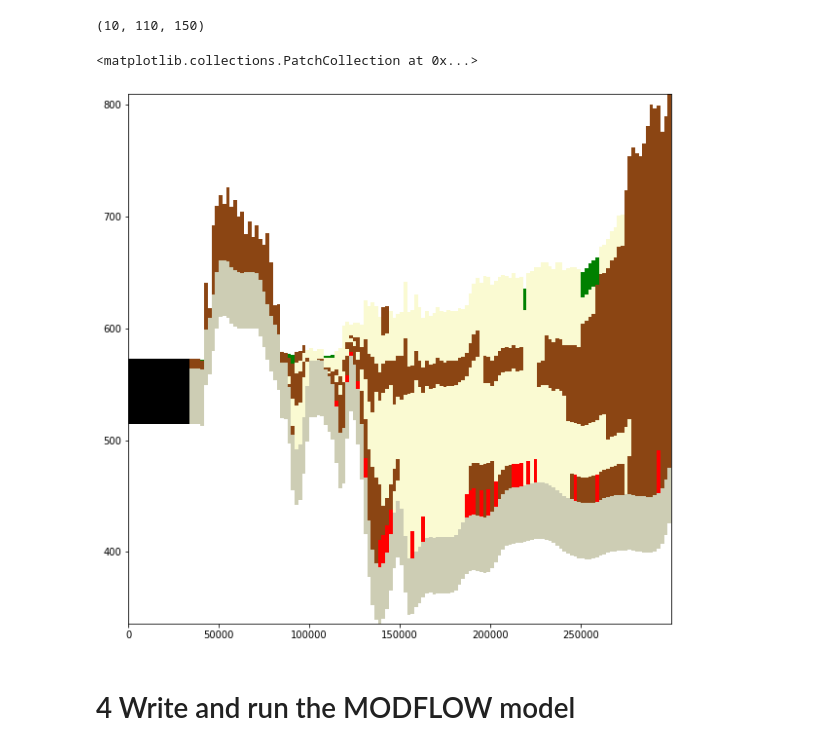
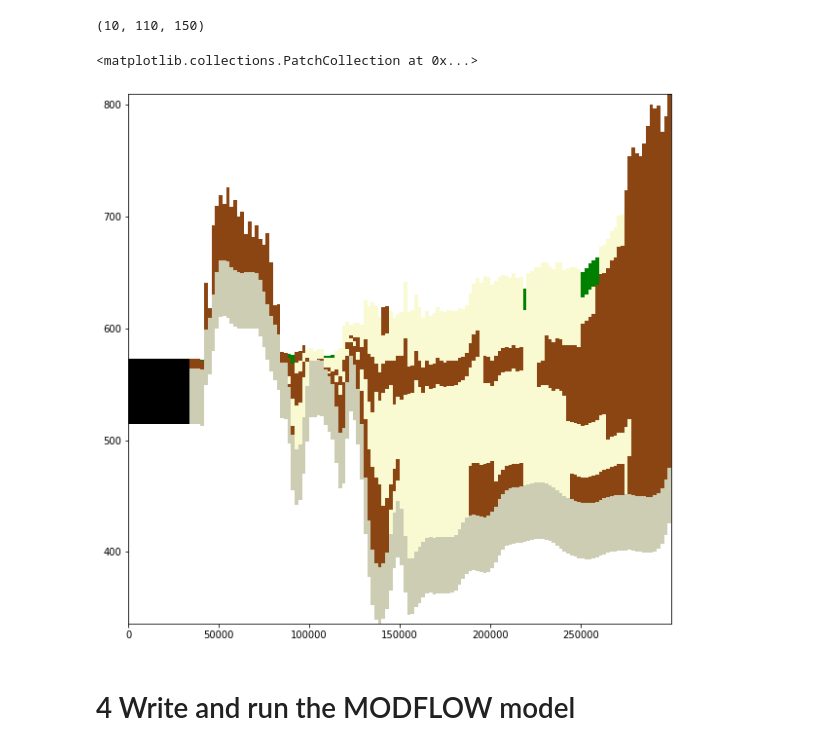
Before and after one commit to iordach1/GEOL572-GRL, a Jupyter notebook: GRL_Model_working.ipynb, the cells around one changed output. Drawn from its saved outputs; the diff is of its cells as text; code cells hidden in the pictures.

```diff
--- a/GRL_Model_working.ipynb
+++ b/GRL_Model_working.ipynb
@@ -658,20 +666,20 @@ np.array(khlayers).shape
 # %%
 plt.figure(figsize=(10,10)) #create 10 x 10 figure
 modelxsect = flopy.plot.PlotCrossSection(model = m, line={"row":50}) #use plotmapview to attach plot to model
 #modelxsect = flopy.plot.PlotCrossSection(model = m, line={"column":100})
 #create colormap of named colors
 colors = ["saddlebrown","gray","lightgoldenrodyellow"]
 cmap = mp.colors.LinearSegmentedColormap.from_list("", colors)
 norm = mp.colors.LogNorm(vmin=kf,vmax=kc)
 #modelxsect.plot_grid()
 khlaynp = np.array(khlayers)
 lines = modelxsect.plot_array(khlaynp,norm=norm, cmap=cmap)
 rvr = modelxsect.plot_bc(ftype='RIV')
-wel = modelxsect.plot_bc(ftype='WEL')
+#wel = modelxsect.plot_bc(ftype='WEL')
 modelxsect.plot_ibound()
 # %% [output]
 <matplotlib.collections.PatchCollection at 0x...>
-[figure, old version]
+[figure, new version]
 # %% [markdown]
 # 4 Write and run the MODFLOW model
 # %%
```
Also changed, not shown: parts of 22 cells of this notebook.
